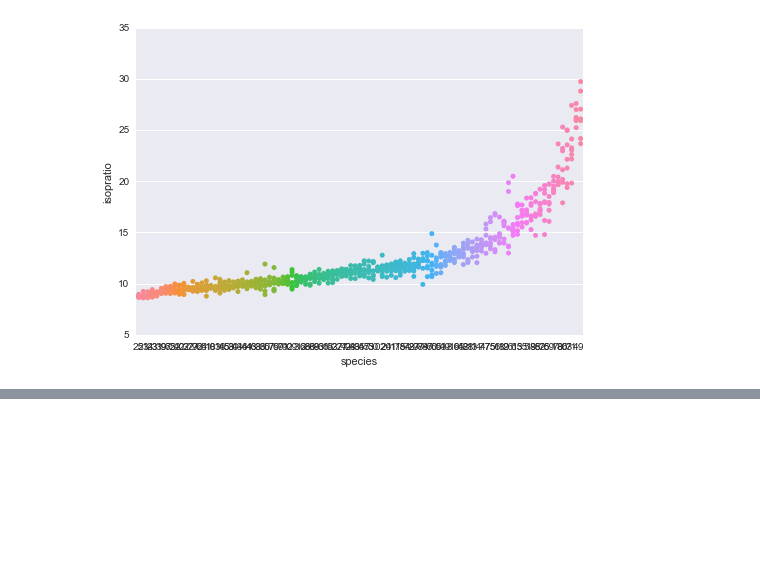
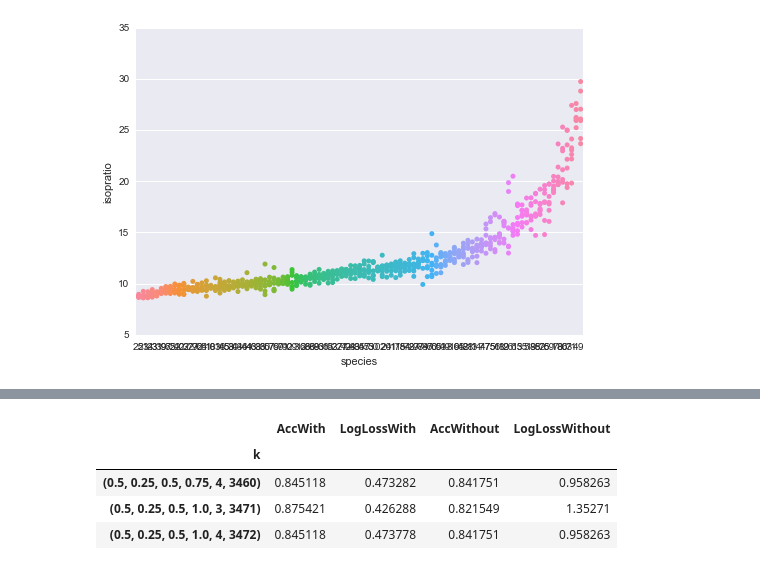
Before and after one commit to MatthewMcGonagle/KaggleLeaf, a Jupyter notebook: analyzeratios.ipynb, the cells around one changed output, grey strips where cells are left out. Drawn from its saved outputs; the diff is of its cells as text; code cells hidden in the pictures; blank space fills up the shorter version.

```diff
--- a/analyzeratios.ipynb
+++ b/analyzeratios.ipynb
@@ -362,0 +500,8 @@ results_df
+# %%
+results_df[results_df['LogLossWith'] < 0.5]
+# %% [output]
+|  | AccWith | LogLossWith | AccWithout | LogLossWithout |
+| k |  |  |  |  |
+| (0.5, 0.25, 0.5, 0.75, 4, 3460) | 0.845118 | 0.473282 | 0.841751 | 0.958263 |
+| (0.5, 0.25, 0.5, 1.0, 3, 3471) | 0.875421 | 0.426288 | 0.821549 | 1.35271 |
+| (0.5, 0.25, 0.5, 1.0, 4, 3472) | 0.845118 | 0.473778 | 0.841751 | 0.958263 |
```
Also changed, not shown: parts of 18 cells of this notebook.
